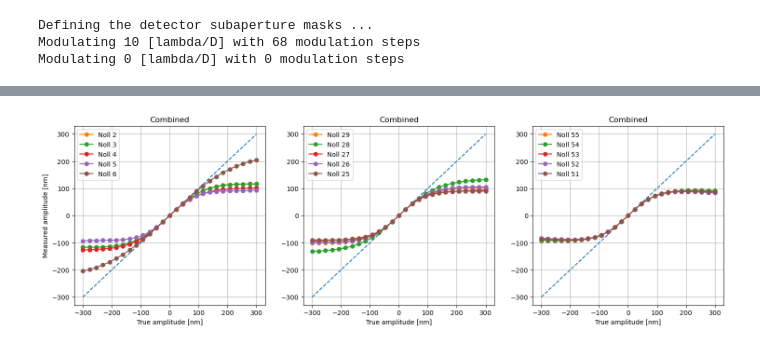
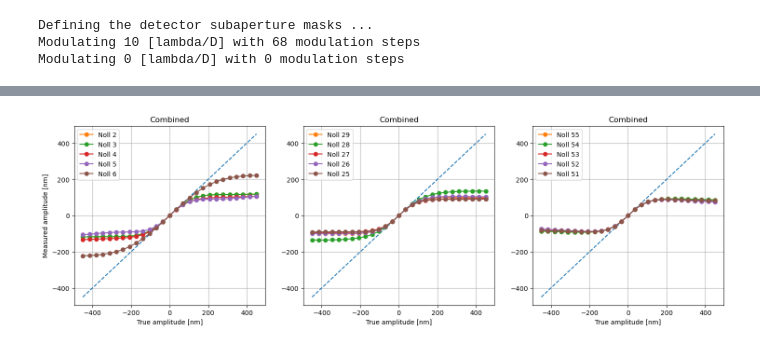
Before and after one commit to ArcetriAdaptiveOptics/ekarus, a Jupyter notebook: ekarus/notebooks/sensorFusion.ipynb, the cells around one changed output, grey strips where cells are left out. Cells and saved outputs as stored; diff of their text form; code cells hidden in the pictures.

```diff
--- a/ekarus/notebooks/sensorFusion.ipynb
+++ b/ekarus/notebooks/sensorFusion.ipynb
@@ -177,8 +177,8 @@ apex_angle = 128*(2*xp.pi)*redLambdaOverD
 pyr = PyramidWFS(apex_angle, oversampling, sensorLambda=redLambda)
 pyr_pars = {'modulationInLambdaOverD':0}
 
-z2wfs = ZernikeWFS(sizeInLambdaOverD=2.0, delay=xp.pi/2, oversampling=oversampling, lambdaOverD=blueLambdaOverD)
-zwfs = ZernikeWFS(sizeInLambdaOverD=1.0, delay=xp.pi/2, oversampling=oversampling, lambdaOverD=blueLambdaOverD)
+z2wfs = ZernikeWFS(lambdaInM=blueLambda, sizeInLambdaOverD=2.0, delay=xp.pi/2, oversampling=oversampling, lambdaOverD=blueLambdaOverD)
+zwfs = ZernikeWFS(lambdaInM=blueLambda, sizeInLambdaOverD=1.0, delay=xp.pi/2, oversampling=oversampling, lambdaOverD=blueLambdaOverD)
 
 RON = 0.3
 rCCD = Detector((240,240),RON=RON)
@@ -223,24 +338,26 @@ test_linearity(b2WFS, mask, b2Rec, blueLambda, D, nRecModes, Nmodes=Nmodes, titl
 # %%
-def compute_combined_slopes(ampInM, noll, nPhotons):
-    redAmp = ampInM/redLambda*2*xp.pi
+def compute_combined_slopes(ampInM, noll, nPhotons, w:float=0.0):
+    redM2rad = 2*xp.pi/redLambda
+    blueM2rad = 2*xp.pi/blueLambda
+    redAmp = ampInM*redM2rad*(1-w)
     redAb = create_field_from_zernike_coefficients(mask, noll, redAmp)
-    redSlopes = rWFS.compute_slopes(redAb, redLambdaOverD, nPhotons=nPhotons)
-    blueAmp = ampInM/blueLambda*2*xp.pi
+    redAmps = rWFS.compute_slopes(redAb, redLambdaOverD, nPhotons=nPhotons)/redM2rad
+    blueAmp = ampInM*blueM2rad*(1+w)
     blueAb = create_field_from_zernike_coefficients(mask, noll, blueAmp)
-    blueSlopes = bWFS.compute_slopes(blueAb, blueLambdaOverD, nPhotons=nPhotons)
-    slopes = xp.hstack([redSlopes*redLambda,blueSlopes*blueLambda])
+    blueAmps = bWFS.compute_slopes(blueAb, blueLambdaOverD, nPhotons=nPhotons)/blueM2rad
+    slopes = xp.hstack([redAmps,blueAmps])
     return slopes
 
-def push_pull_calibrate_combined(Nmodes, ampInM:float = 10e-9, nPhotons=None, show:bool=False):
+def push_pull_calibrate_combined(Nmodes, ampInM:float = 10e-9, nPhotons=None, show:bool=False, w:float=0.0):
 
     slope = compute_combined_slopes(ampInM, 1, nPhotons)
     IM = xp.zeros([len(slope),Nmodes])
 
     for i in range(Nmodes):
         noll = 2 + i
-        push_slope = compute_combined_slopes(ampInM, noll, nPhotons)/ampInM
+        push_slope = compute_combined_slopes(ampInM, noll, nPhotons, w=w)/ampInM
 
-        pull_slope = compute_combined_slopes(-ampInM, noll, nPhotons)/ampInM
+        pull_slope = compute_combined_slopes(-ampInM, noll, nPhotons, w=w)/ampInM
 
         if i <= 8 and show:
             plt.figure(figsize=(18,5))
@@ -262,7 +379,7 @@ def push_pull_calibrate_combined(Nmodes, ampInM:float = 10e-9, nPhotons=None, sh
     return Rec, IM
 
 
-def test_linearity_combined(Rec, nRecModes:int, Nmodes:int=8, title_str='', amp=300e-9):
+def test_linearity_combined(Rec, nRecModes:int, Nmodes:int=8, title_str='', amp=300e-9, w:float=0.0):
 
     amp_vec = xp.linspace(-amp,amp,27,endpoint=True) #xp.linspace(-75/rad2nm,75/rad2nm,27,endpoint=True)
     mid_amp_vec = xp.linspace(-amp,amp,27,endpoint=True) #xp.linspace(-50/rad2nm,50/rad2nm,27,endpoint=True)
@@ -289,15 +406,15 @@ def test_linearity_combined(Rec, nRecModes:int, Nmodes:int=8, title_str='', amp=
         rev_meas_amp = xp.zeros_like(amp_vec)
 
         for k,amp in enumerate(amp_vec):
-            slopes = compute_combined_slopes(ampInM=float(amp), noll=zid, nPhotons=None)
+            slopes = compute_combined_slopes(ampInM=float(amp), noll=zid, nPhotons=None, w=w)
             zern_reconstructed = Rec @ slopes
             meas_amp[k] = zern_reconstructed[zid-2]
 
-            slopes = compute_combined_slopes(ampInM=float(mid_amp_vec[k]), noll=mid_zid, nPhotons=None)
+            slopes = compute_combined_slopes(ampInM=float(mid_amp_vec[k]), noll=mid_zid, nPhotons=None, w=w)
             zern_reconstructed = Rec @ slopes
             mid_meas_amp[k] = zern_reconstructed[mid_zid-2]
 
-            slopes = compute_combined_slopes(ampInM=float(low_amp_vec[k]), noll=rev_zid, nPhotons=None)
+            slopes = compute_combined_slopes(ampInM=float(low_amp_vec[k]), noll=rev_zid, nPhotons=None, w=w)
             zern_reconstructed = Rec @ slopes
             rev_meas_amp[k] = zern_reconstructed[rev_zid-2]
 
@@ -323,4 +440,12 @@ def test_linearity_combined(Rec, nRecModes:int, Nmodes:int=8, title_str='', amp=
         plt.title(title_str)
         plt.grid(True)
 # %%
-cRec, cIM = push_pull_calibrate_combined(nRecModes, ampInM=10e-9, nPhotons=None)#, show=True)
+cRec, cIM = push_pull_calibrate_combined(nRecModes, ampInM=5e-9, nPhotons=None)#, show=True, w=w)
+
+IM_norm = cIM.copy()
+nPyrSlopes = len(rWFS.compute_slopes(1-xp.asarray(mask.mask()), redLambdaOverD, nPhotons=None))
+nZernSlopes = xp.shape(cIM)[0]-nPyrSlopes
+IM_norm[:nPyrSlopes,:] *= nZernSlopes/nPyrSlopes
+IM_norm[nPyrSlopes:,:] *= nPyrSlopes/nZernSlopes
+
+Rec_norm = xp.linalg.pinv(IM_norm)
@@ -335,6 +504,7 @@ plt.grid()
 # %%
 # Linearity check
 Nmodes = 5
-test_linearity_combined(cRec, nRecModes, Nmodes=Nmodes, title_str='Combined', amp=300e-9)
+test_linearity_combined(cRec, nRecModes, Nmodes=Nmodes, title_str='Combined', amp=450e-9, w=0.0)
+# test_linearity_combined(Rec_norm, nRecModes, Nmodes=Nmodes, title_str='Combined', amp=450e-9, w=0.0)
 # %% [output]
-[figure, old version]
+[figure, new version]
```
Also changed, not shown: parts of 10 cells of this notebook, 15 other files.
